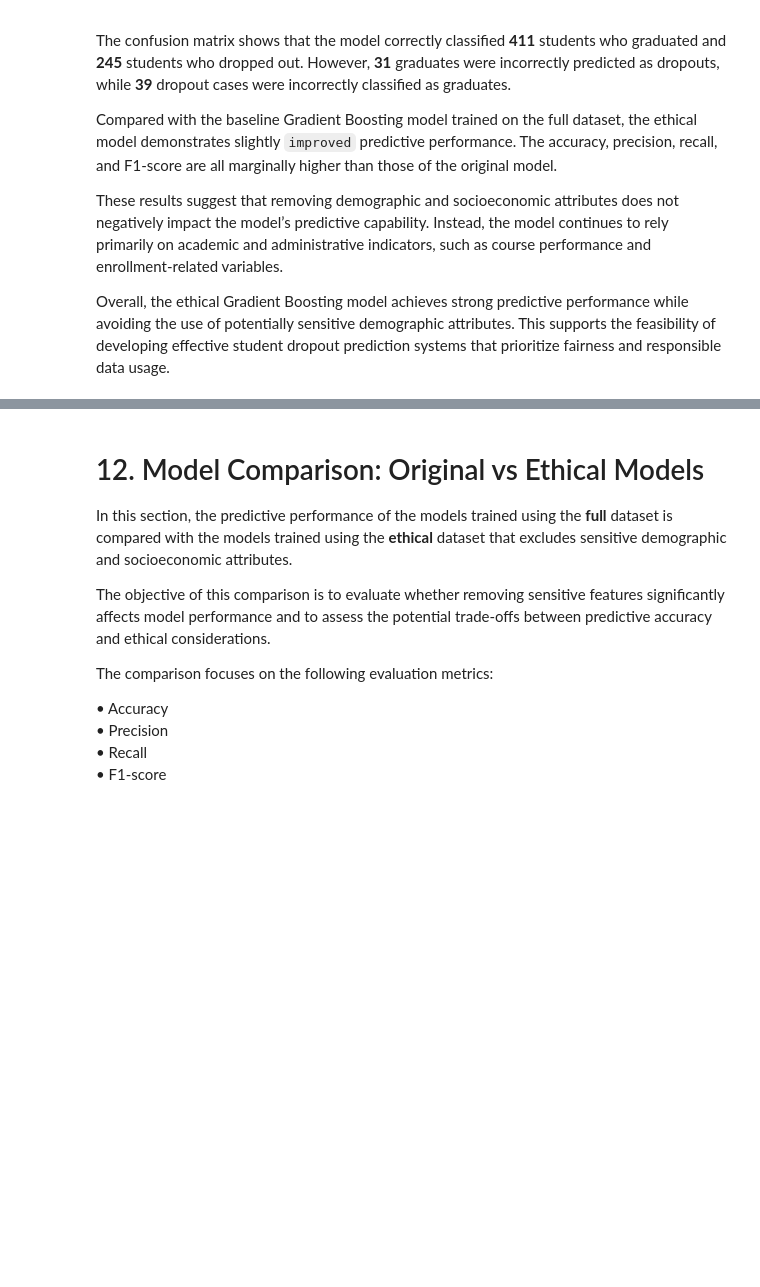
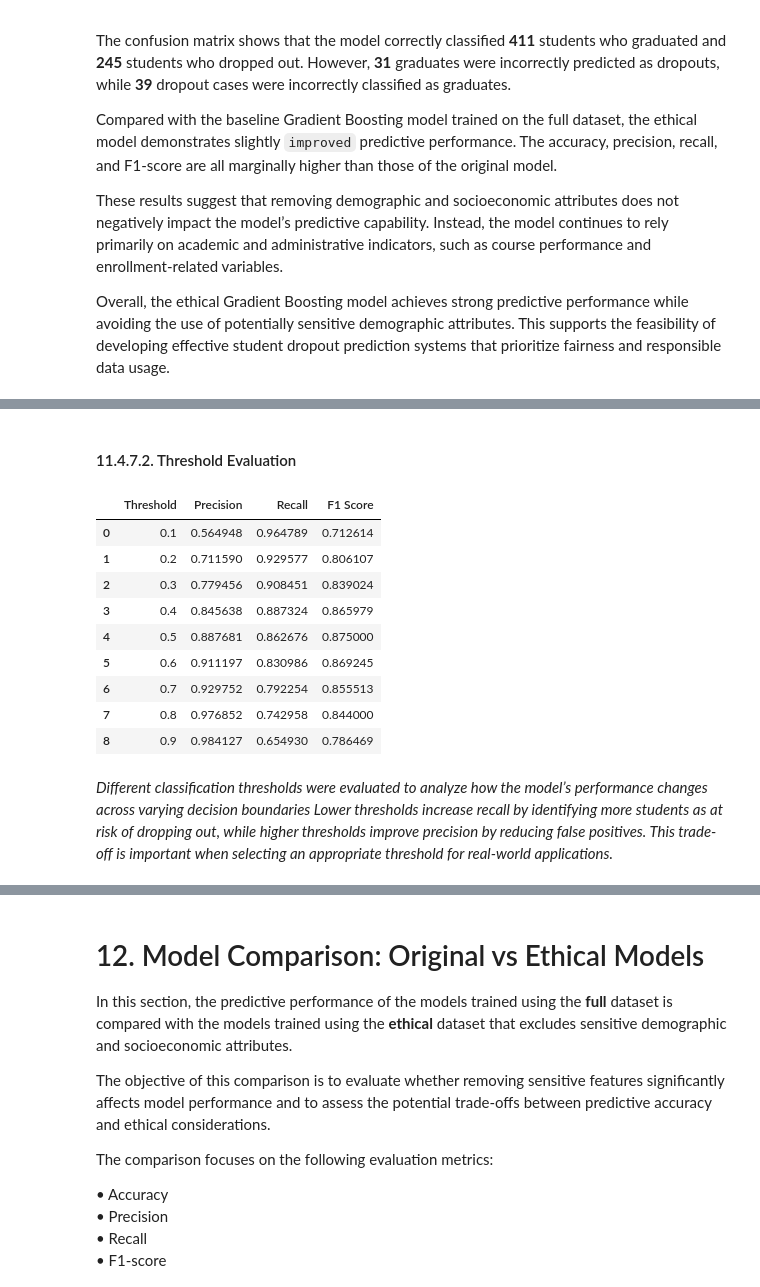
Before and after one commit to DimitarMalamski/student-dropout-predictor, a Jupyter notebook: notebooks/dropout_predictor.ipynb, the cells around one changed output, grey strips where cells are left out. Drawn from its saved outputs; the diff is of its cells as text; code cells hidden in the pictures; blank space fills up the shorter version.

Commit message:
Threshold Analysis

```diff
--- a/notebooks/dropout_predictor.ipynb
+++ b/notebooks/dropout_predictor.ipynb
@@ -1458,0 +1469,35 @@ Overall, the ethical Gradient Boosting model achieves strong predictive performa
+# %% [markdown]
+#### 11.4.7.2. Threshold Evaluation
+# %%
+thresholds = [0.1, 0.2, 0.3, 0.4, 0.5, 0.6, 0.7, 0.8, 0.9]
+
+threshold_results = []
+
+for t in thresholds:
+  y_pred_t = (gb_probs_eth > t).astype(int)
+
+  precision_t = precision_score(y_test_eth, y_pred_t)
+  recall_t = recall_score(y_test_eth, y_pred_t)
+  f1_t = f1_score(y_test_eth, y_pred_t)
+
+  threshold_results.append([t, precision_t, recall_t, f1_t])
+
+threshold_df = pd.DataFrame(
+  threshold_results,
+  columns=["Threshold", "Precision", "Recall", "F1 Score"]
+)
+
+threshold_df
+# %% [output]
+|  | Threshold | Precision | Recall | F1 Score |
+| 0 | 0.1 | 0.564948 | 0.964789 | 0.712614 |
+| 1 | 0.2 | 0.711590 | 0.929577 | 0.806107 |
+| 2 | 0.3 | 0.779456 | 0.908451 | 0.839024 |
+| 3 | 0.4 | 0.845638 | 0.887324 | 0.865979 |
+| 4 | 0.5 | 0.887681 | 0.862676 | 0.875000 |
+| 5 | 0.6 | 0.911197 | 0.830986 | 0.869245 |
+| 6 | 0.7 | 0.929752 | 0.792254 | 0.855513 |
+| 7 | 0.8 | 0.976852 | 0.742958 | 0.844000 |
+| 8 | 0.9 | 0.984127 | 0.654930 | 0.786469 |
+# %% [markdown]
+_Different classification thresholds were evaluated to analyze how the model’s performance changes across varying decision boundaries Lower thresholds increase recall by identifying more students as at risk of dropping out, while higher thresholds improve precision by reducing false positives. This trade-off is important when selecting an appropriate threshold for real-world applications._
```
Also changed, not shown: parts of 7 cells of this notebook.
